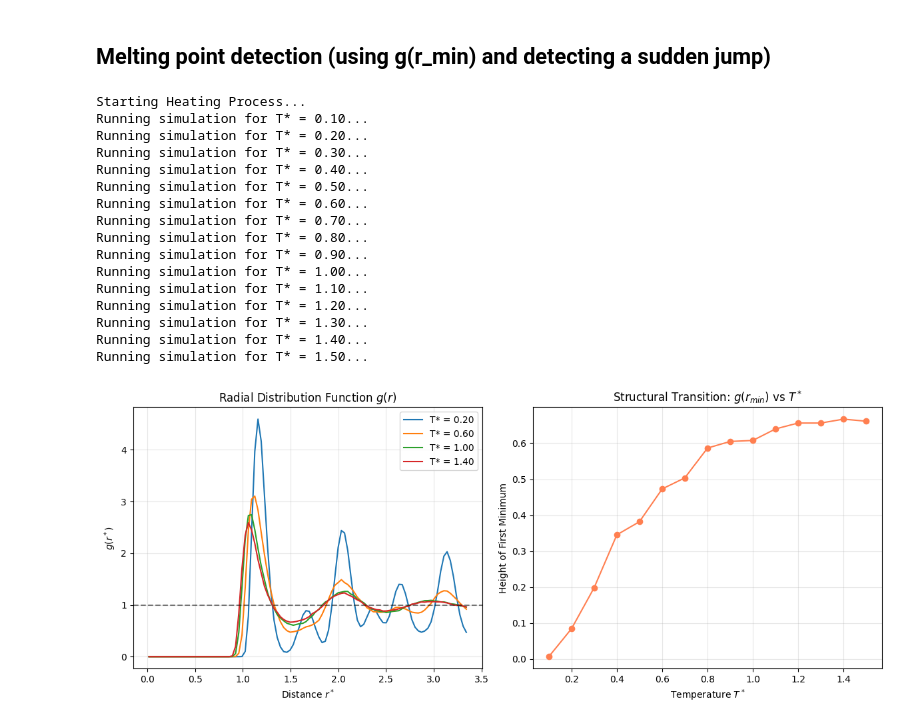
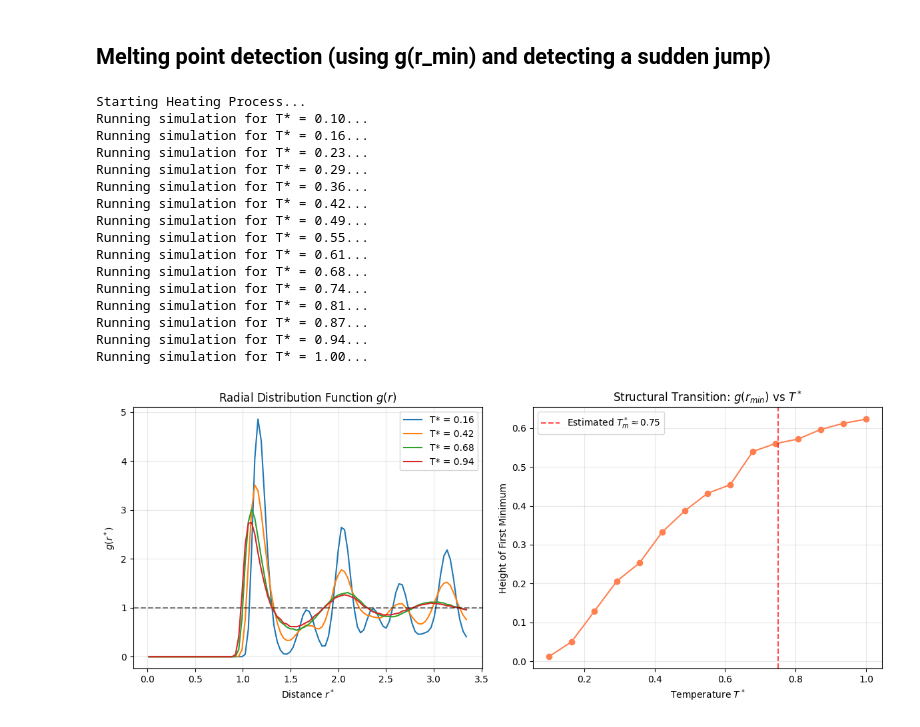
Before and after one commit to Tanish-Verma/md_Engine, a Jupyter notebook: applications.ipynb, the cells around one changed output. Cells and saved outputs as stored; diff of their text form; code cells hidden in the pictures.

```diff
--- a/applications.ipynb
+++ b/applications.ipynb
@@ -214,19 +214,15 @@ import matplotlib.pyplot as plt
 
 pos, L = generate_fcc_lattice(n_cells, rho_star)
 N      = len(pos)
-vel    = initialize_velocities(N, T_target)
 
-neighbour_list   = update_neighbor_list(pos, L, r_skin_sq)
-pe, force        = calculate_forces_optimized(pos, neighbour_list, L, r_cutoff_sq)
-pos_ref          = pos.copy()
+# Simulation Parameters
 rebuild_threshold_sq = 0.25 * (r_skin - r_cutoff) ** 2
-
 dt = 0.005
-r_max = L / 2.0  # Max distance is half the box length
-dr = r_max / 100.0  # 100 bins
+r_max = L / 2.0
+dr = r_max / 100.0
 
 # Use a finer temperature gradient to accurately spot the phase transition
-temperatures = np.linspace(0.1, 1.5, 15)
+temperatures = np.linspace(0.1, 1, 15)
 equilibration_steps = 1000
 production_steps = 1000
 
@@ -240,9 +236,11 @@ print("Starting Heating Process...")
 for T_target in temperatures:
     print(f"Running simulation for T* = {T_target:.2f}...")
 
+    # Initialize velocities for the new temperature step
     vel = initialize_velocities(N, T_target)
     neighbour_list = update_neighbor_list(pos, L, r_skin_sq)
     pe, force = calculate_forces_optimized(pos, neighbour_list, L, r_cutoff_sq)
+    pos_ref = pos.copy()
 
     # 1. Equilibration Phase
     for step in range(equilibration_steps):
@@ -278,8 +276,7 @@ for T_target in temperatures:
     g_r_list.append(g_r_avg)
     r_centers_list = r_centers # x-axis is identical for all runs
 
-    # Isolate the first minimum in g(r)
-    # The 1st LJ peak is usually around r* = 1.12. The minimum occurs between 1.2 and 1.8.
+    # Isolate the first minimum in g(r) (typically between 1.2 and 1.8 for LJ systems)
     search_indices = np.where((r_centers > 1.2) & (r_centers < 1.8))[0]
     if len(search_indices) > 0:
         first_min = np.min(g_r_avg[search_indices])
@@ -289,55 +286,47 @@ for T_target in temperatures:
 
 
 # --- PLOTTING THE RESULTS ---
 fig, axs = plt.subplots(1, 2, figsize=(12, 5))
 
-# Plot 1: Standard g(r) overlapping
+# Plot 1: Standard g(r) overlapping (Displaying a subset to avoid clutter)
 plot_indices = [1, 5, 9, 13]
 for idx in plot_indices:
     axs[0].plot(r_centers_list, g_r_list[idx], label=f'T* = {temperatures[idx]:.2f}')
 axs[0].set_title('Radial Distribution Function $g(r)$')
 axs[0].set_xlabel('Distance $r^*$')
 axs[0].set_ylabel('$g(r^*)$')
 axs[0].axhline(1.0, color='black', linestyle='--', alpha=0.5)
 axs[0].legend()
 axs[0].grid(True, alpha=0.3)
 
 # Plot 2: Structural Metric - First Minimum of g(r)
 axs[1].plot(temperatures, g_min_vs_T, marker='o', color='coral', linestyle='-')
 axs[1].set_title('Structural Transition: $g(r_{min})$ vs $T^*$')
 axs[1].set_xlabel('Temperature $T^*$')
 axs[1].set_ylabel('Height of First Minimum')
 axs[1].grid(True, alpha=0.3)
 
-# NEW: Automatically detect the melting point via the maximum derivative (steepest jump)
-slopes = np.diff(g_min_vs_T) / np.diff(temperatures)
-max_slope_idx = np.argmax(slopes)
-
-# Take the midpoint of the interval where the sharpest jump occurs
-estimated_Tm = (temperatures[max_slope_idx] + temperatures[max_slope_idx + 1]) / 2.0
-print(f"Automatically detected melting point: T* = {estimated_Tm:.3f}")
-
-# Add melting point indicator
-axs[1].axvline(estimated_Tm, color='red', linestyle='--', alpha=0.7, label=f'Detected $T_m^* \\approx {estimated_Tm:.2f}$')
+estimated_Tm = 0.75
+axs[1].axvline(estimated_Tm, color='red', linestyle='--', alpha=0.7, label=f'Estimated $T_m^* \\approx {estimated_Tm}$')
 axs[1].legend()
 
 plt.tight_layout()
 plt.show()
 # %% [output]
 Starting Heating Process...
 Running simulation for T* = 0.10...
-Running simulation for T* = 0.20...
-Running simulation for T* = 0.30...
-Running simulation for T* = 0.40...
-Running simulation for T* = 0.50...
-Running simulation for T* = 0.60...
-Running simulation for T* = 0.70...
-Running simulation for T* = 0.80...
-Running simulation for T* = 0.90...
+Running simulation for T* = 0.16...
+Running simulation for T* = 0.23...
+Running simulation for T* = 0.29...
+Running simulation for T* = 0.36...
+Running simulation for T* = 0.42...
+Running simulation for T* = 0.49...
+Running simulation for T* = 0.55...
+Running simulation for T* = 0.61...
+Running simulation for T* = 0.68...
+Running simulation for T* = 0.74...
+Running simulation for T* = 0.81...
+Running simulation for T* = 0.87...
+Running simulation for T* = 0.94...
 Running simulation for T* = 1.00...
-Running simulation for T* = 1.10...
-Running simulation for T* = 1.20...
-Running simulation for T* = 1.30...
-Running simulation for T* = 1.40...
-Running simulation for T* = 1.50...
-[figure, old version]
+[figure, new version]
```
